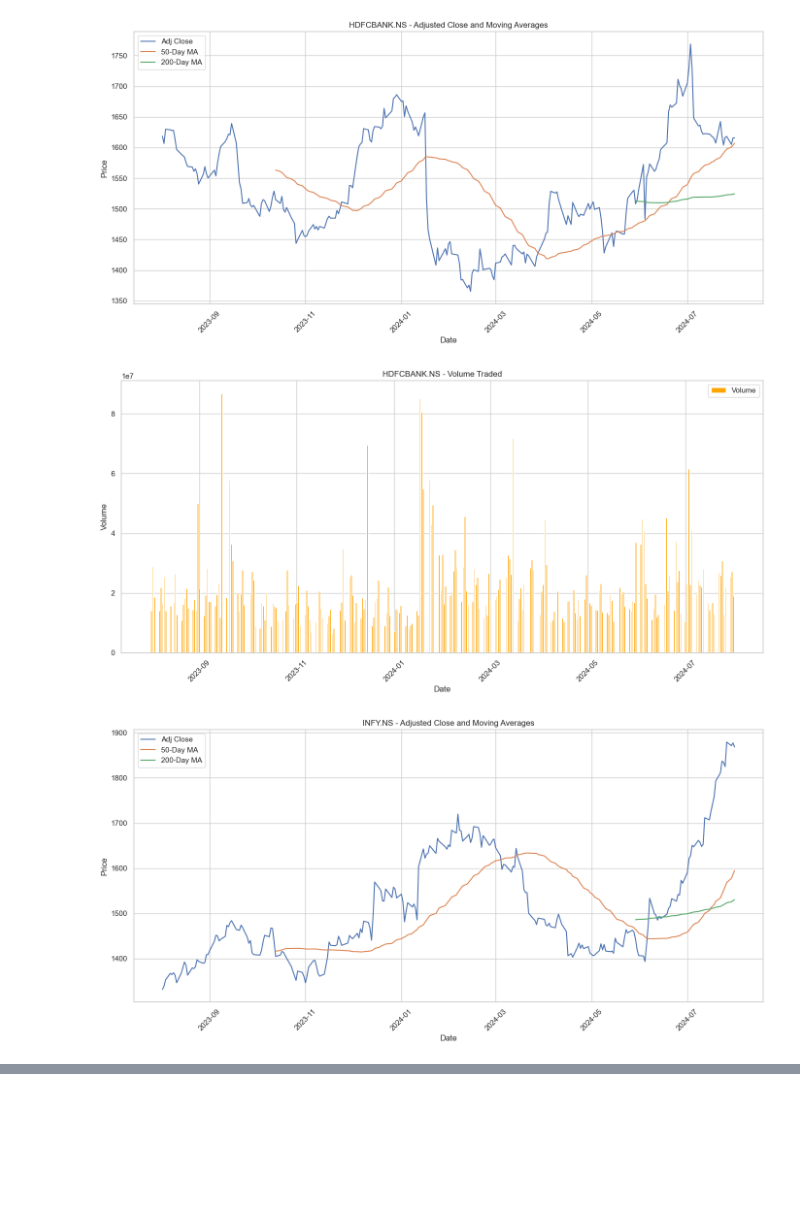
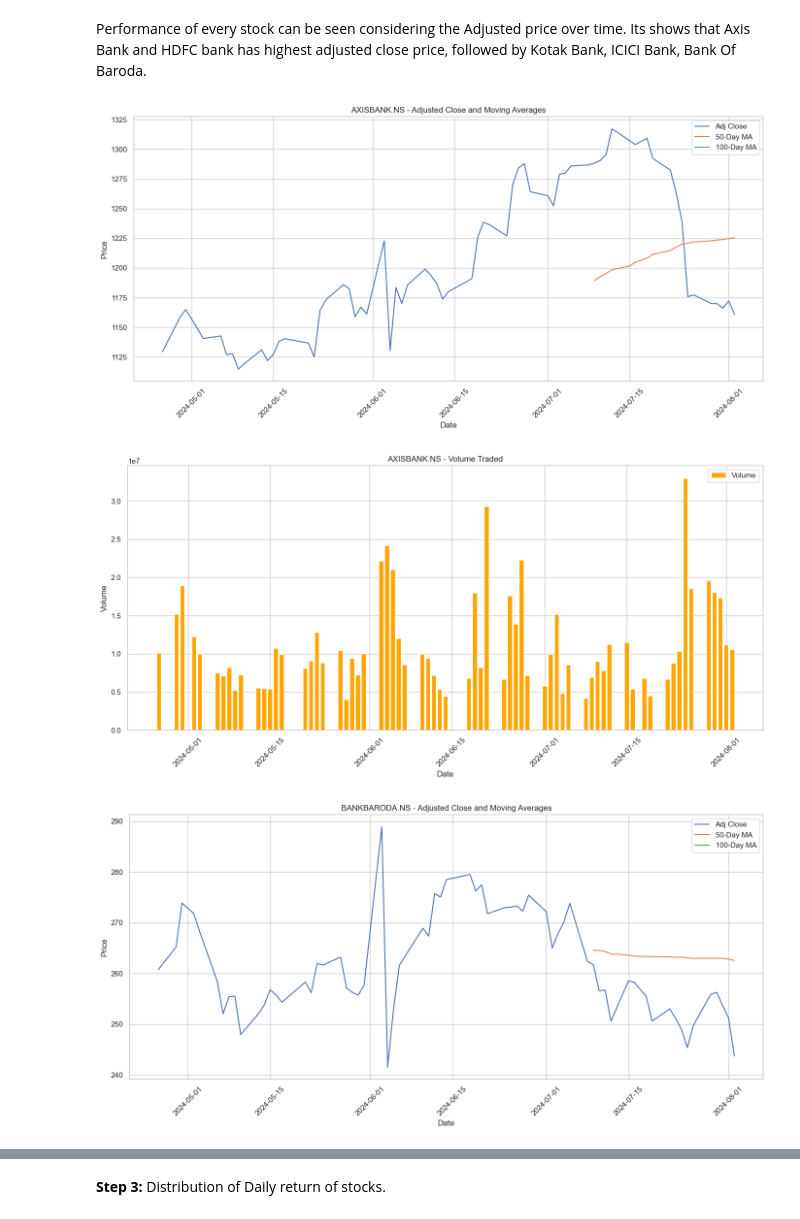
Before and after one commit to Jay2310x/Portfolio-Optmization, a Jupyter notebook: Stock_Market_/code.ipynb, the cells around one changed output, grey strips where cells are left out. Drawn from its saved outputs; the diff is of its cells as text; code cells hidden in the pictures; blank space fills up the shorter version.

Commit message:
Completed:   Stock_Market_/code.ipynb

```diff
--- a/Stock_Market_/code.ipynb
+++ b/Stock_Market_/code.ipynb
@@ -5,10 +16,10 @@ from datetime import date, timedelta
 
 # define the time period for the data
 end_date = date.today().strftime("%Y-%m-%d")
-start_date = (date.today() - timedelta(days=365)).strftime("%Y-%m-%d")
+start_date = (date.today() - timedelta(days=100)).strftime("%Y-%m-%d")
 
 # list of stock tickers to download
-tickers = ['RELIANCE.NS', 'TCS.NS', 'INFY.NS', 'HDFCBANK.NS']
+tickers = ['ICICIBANK.NS',  'HDFCBANK.NS','KOTAKBANK.NS','AXISBANK.NS','BANKBARODA.NS']
 
 data = yf.download(tickers, start=start_date, end=end_date, progress=False)
 
@@ -66,39 +82,41 @@ plt.show()
+# %% [markdown]
+Performance of every stock can be seen considering the Adjusted price over time. Its shows that Axis Bank and HDFC bank has highest adjusted close price, followed by Kotak Bank, ICICI Bank, Bank Of Baroda.
 # %%
 short_window = 50
-long_window = 200
+long_window = 100
 
 stock_data.set_index('Date', inplace=True)
 unique_tickers = stock_data['Ticker'].unique()
 
 for ticker in unique_tickers:
     ticker_data = stock_data[stock_data['Ticker'] == ticker].copy()
     ticker_data['50_MA'] = ticker_data['Adj Close'].rolling(window=short_window).mean()
-    ticker_data['200_MA'] = ticker_data['Adj Close'].rolling(window=long_window).mean()
+    ticker_data['100_MA'] = ticker_data['Adj Close'].rolling(window=long_window).mean()
 
     plt.figure(figsize=(14, 7))
     plt.plot(ticker_data.index, ticker_data['Adj Close'], label='Adj Close')
     plt.plot(ticker_data.index, ticker_data['50_MA'], label='50-Day MA')
-    plt.plot(ticker_data.index, ticker_data['200_MA'], label='200-Day MA')
+    plt.plot(ticker_data.index, ticker_data['100_MA'], label='100-Day MA')
     plt.title(f'{ticker} - Adjusted Close and Moving Averages')
     plt.xlabel('Date')
     plt.ylabel('Price')
     plt.legend()
     plt.grid(True)
     plt.xticks(rotation=45)
     plt.tight_layout()
     plt.show()
 
     plt.figure(figsize=(14, 7))
     plt.bar(ticker_data.index, ticker_data['Volume'], label='Volume', color='orange')
     plt.title(f'{ticker} - Volume Traded')
     plt.xlabel('Date')
     plt.ylabel('Volume')
     plt.legend()
     plt.grid(True)
     plt.xticks(rotation=45)
     plt.tight_layout()
     plt.show()
 # %% [output]
-[figure, old version]
+[figure, new version]
-[figure, old version]
+[figure, new version]
-[figure, old version]
+[figure, new version]
@@ -110,3 +130,5 @@ for ticker in unique_tickers:
+# %% [markdown]
+**Step 3:** Distribution of Daily return of stocks.
 # %%
 stock_data['Daily Return'] = stock_data.groupby('Ticker')['Adj Close'].pct_change()
 
```
Also changed, not shown: parts of 23 cells of this notebook.
